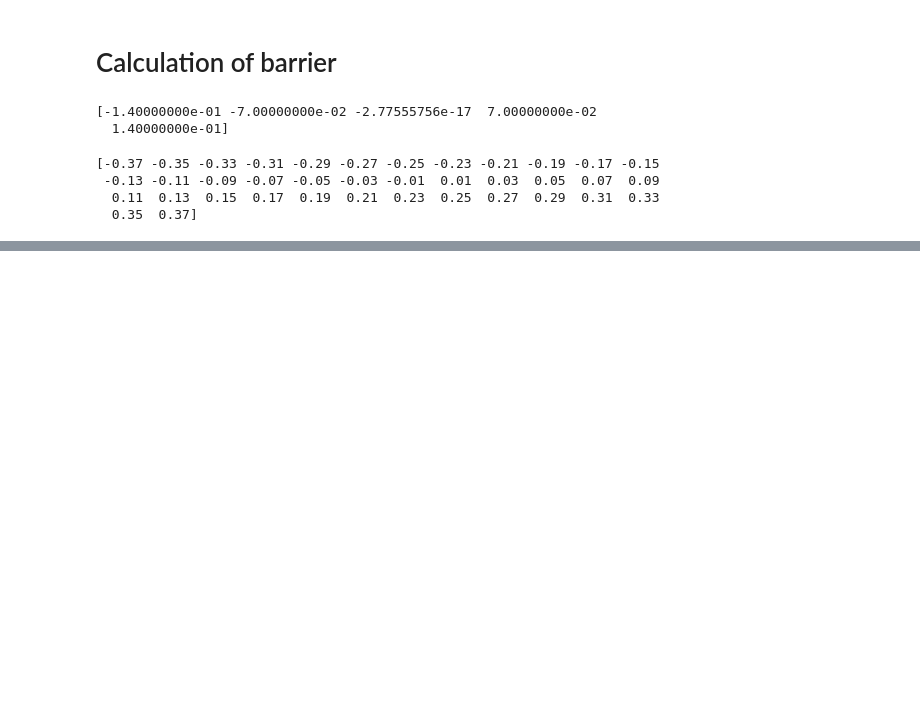
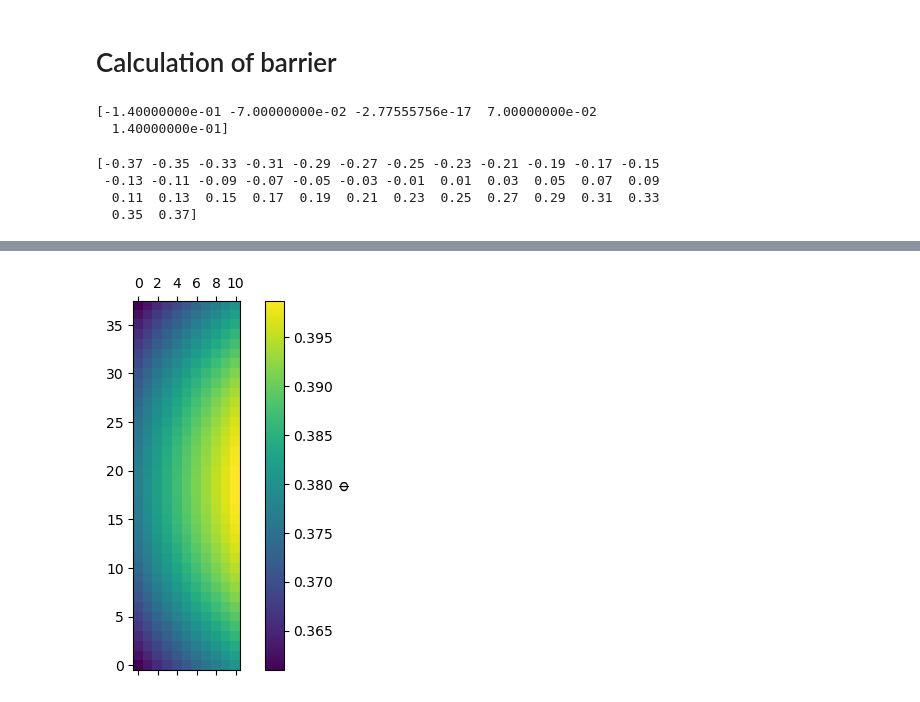
Before and after one commit to AsiiaPine/optical_model, a Jupyter notebook: calc_from_paper.ipynb, the cells around one changed output, grey strips where cells are left out. Saved outputs shown, nothing was run; the diff lists cells and outputs as text; code cells hidden in the pictures; blank space fills up the shorter version.

```diff
--- a/calc_from_paper.ipynb
+++ b/calc_from_paper.ipynb
@@ -868,0 +829,13 @@ np.max(PT_intensity - PT_intensity_barr), np.max(PT_intensity_barr)
+# %%
+# PT_intensity_ref  *= pt_blindness
+# # Создаем график
+fig, ax = plt.subplots()
+cax1 = ax.matshow(PT_intensity_ref,
+                vmin=np.min(PT_intensity_ref),
+                vmax=np.max(PT_intensity_ref),interpolation='nearest', label='a')
+ax.invert_yaxis()
+fig.colorbar(cax1, ax=ax, label='$\Phi$')
+
+plt.show()
+# %% [output]
+[figure, added]
```
Also changed, not shown: parts of 20 cells of this notebook.
